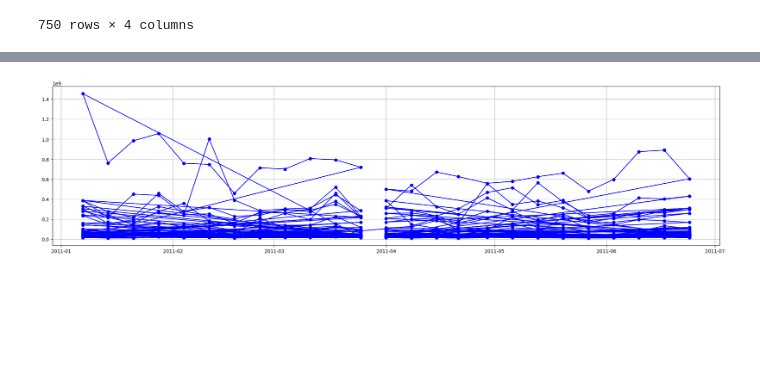
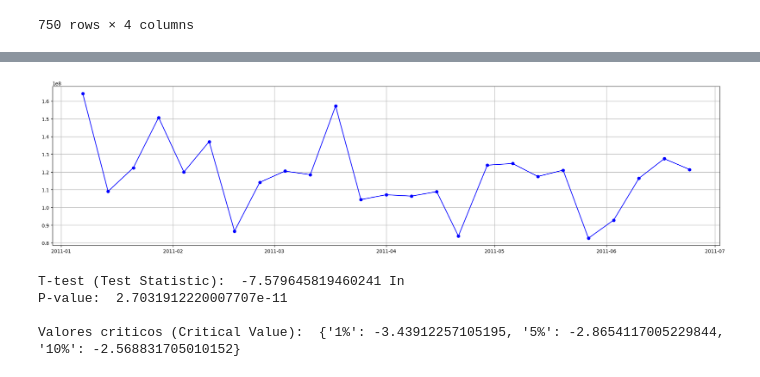
Before and after one commit to javiersanpan/dwj, a Jupyter notebook: dowjones_act3.ipynb, the cells around one changed output, grey strips where cells are left out. Cells and saved outputs as stored; diff of their text form; code cells hidden in the pictures; blank space fills up the shorter version.

```diff
--- a/dowjones_act3.ipynb
+++ b/dowjones_act3.ipynb
@@ -58,6 +58,9 @@ df = clean_df
 df['high'] = high_list
 # %%
 df['low'] = low_list
+# %%
+df['high'] = pd.to_numeric(df['high'])
+df['low'] = pd.to_numeric(df['low'])
 # %%
 df.sort_index(ascending = True)
 # %% [output]
@@ -75,3 +78,5 @@ df.sort_index(ascending = True)
 | 2011-06-24 | 35.97 | 34.50 | 63163236 | -2.096910 |
 | 2011-06-24 | 81.12 | 76.78 | 118679791 | -2.377620 |
 750 rows × 4 columns
+# %%
+daily_mean = df.groupby(df.index).mean()
@@ -78,8 +93,19 @@ df.sort_index(ascending = True)
 # %%
 fig = plt.figure(figsize=(25, 6))
 
-plt.plot(df.index, df['volume'], 'bo-')
+plt.plot(daily_mean.index, daily_mean['volume'], 'bo-')
 plt.grid()
 plt.show()
 # %% [output]
-[figure, old version]
+[figure, new version]
+# %%
+from statsmodels.tsa.stattools import adfuller
+adf = adfuller (df["volume"], maxlag = 1)
+print("T-test (Test Statistic): ", adf[0], "In")
+print("P-value: ", adf[1], "\n")
+print("Valores criticos (Critical Value): ", adf[4])
+# %% [output]
+T-test (Test Statistic):  -7.579645819460241 In
+P-value:  2.7031912220007707e-11
+
+Valores criticos (Critical Value):  {'1%': -3.43912257105195, '5%': -2.8654117005229844, '10%': -2.568831705010152}
```
Also changed, not shown: parts of 1 cell of this notebook.
